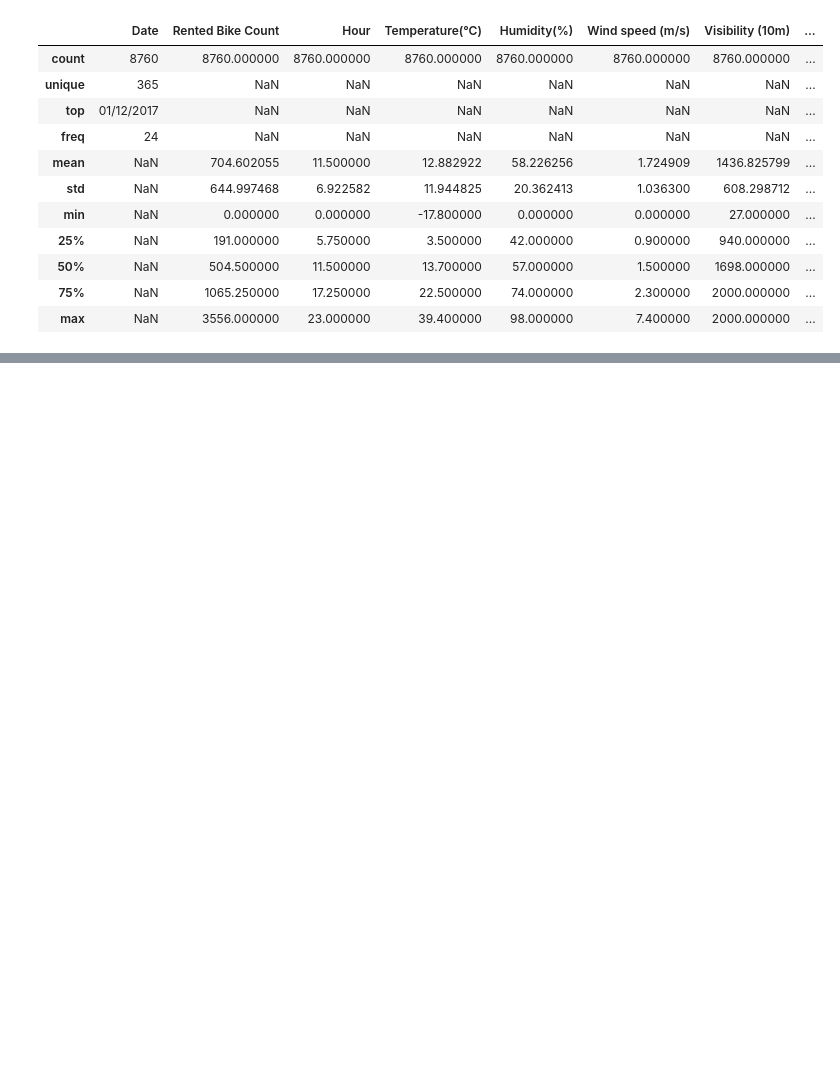
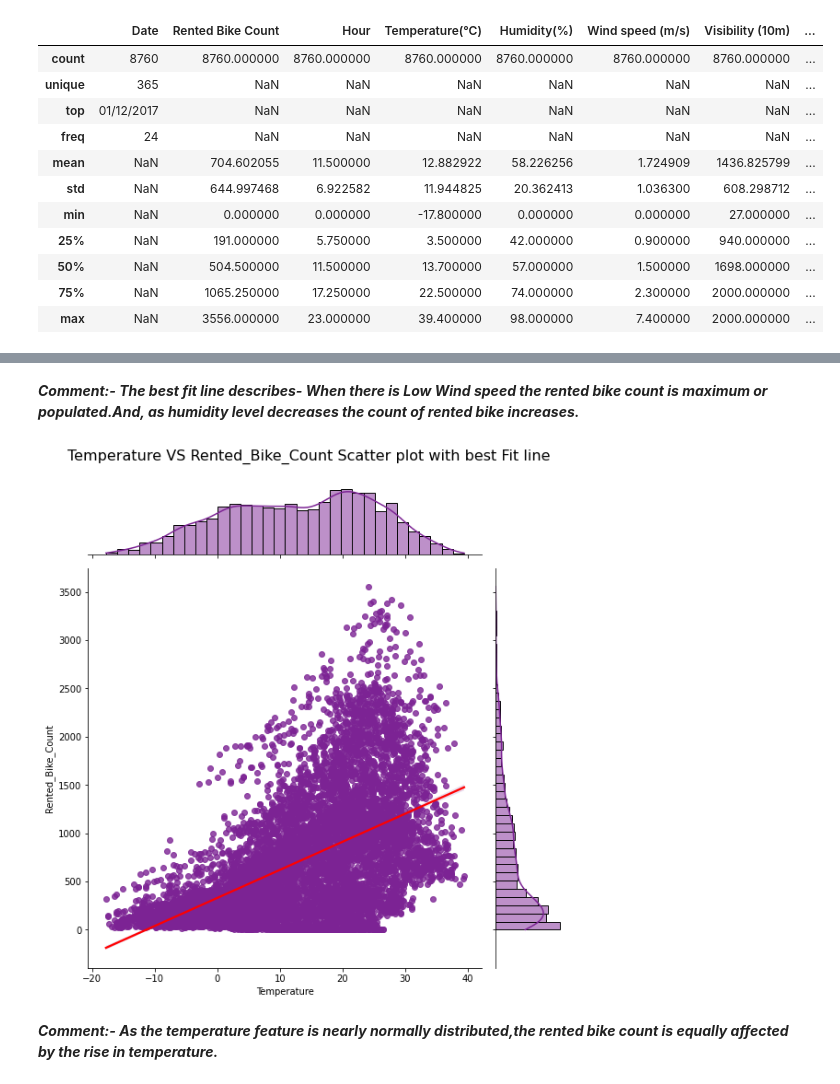
Before and after one commit to VermaSanjayrk/Seoul-Bike-Sharing-Demand-Prediction, a Jupyter notebook: Seoul_Bike_Sharing_Demand_Prediction.ipynb, the cells around one changed output, grey strips where cells are left out. Drawn from its saved outputs; the diff is of its cells as text; code cells hidden in the pictures; blank space fills up the shorter version.

```diff
--- a/Seoul_Bike_Sharing_Demand_Prediction.ipynb
+++ b/Seoul_Bike_Sharing_Demand_Prediction.ipynb
@@ -158,0 +229,13 @@ bike_df.describe(include='all')
+# %% [markdown]
+***Comment:- The best fit line describes- When there is Low Wind speed the rented bike count is maximum or populated.And, as humidity level decreases the count of rented bike increases.***
+# %%
+g = sns.jointplot(x="Temperature", y="Rented_Bike_Count", data=bike_df, kind='reg',color="#7c2394",height=8)
+regline = g.ax_joint.get_lines()[0]
+regline.set_color('red')
+regline.set_zorder(5)
+g.fig.suptitle("Temperature VS Rented_Bike_Count Scatter plot with best Fit line", y=1.05, fontsize=16)
+plt.show()
+# %% [output]
+[figure, added]
+# %% [markdown]
+***Comment:- As the temperature feature is nearly normally distributed,the rented bike count is equally affected by the rise in temperature.***
```
Also changed, not shown: parts of 11 cells of this notebook.
